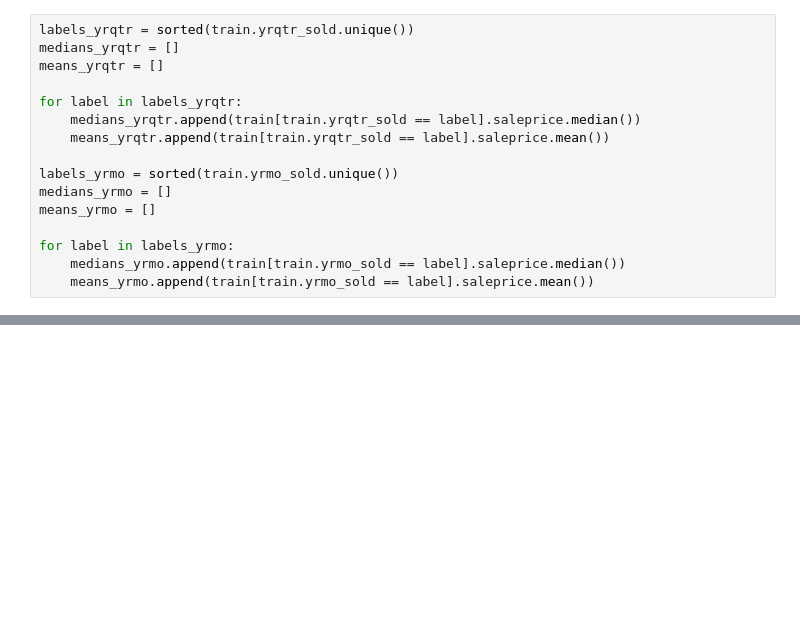
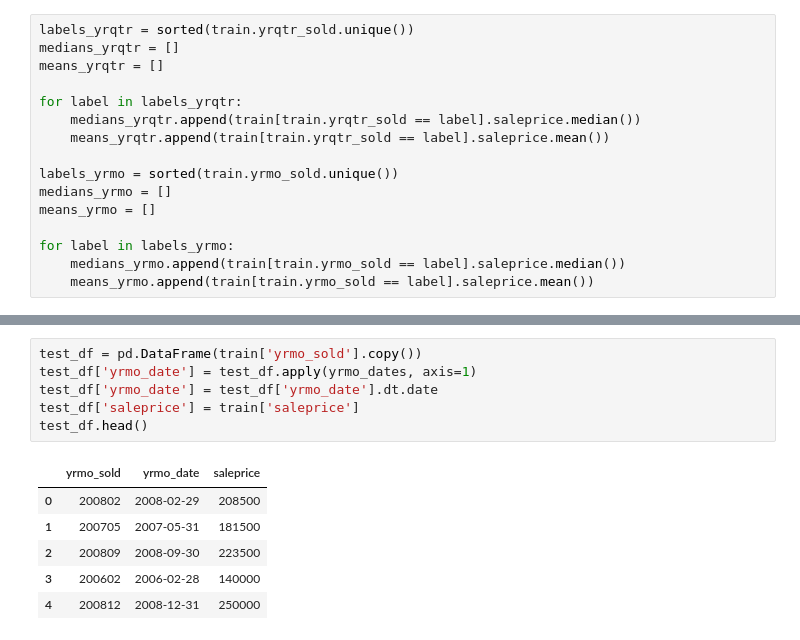
Before and after one commit to brianmcguckin/thinkful_unit_03_capstone, a Jupyter notebook: unit_03_capstone_v2.ipynb, the cells around one changed output, grey strips where cells are left out. Drawn from its saved outputs; the diff is of its cells as text; blank space fills up the shorter version.

```diff
--- a/unit_03_capstone_v2.ipynb
+++ b/unit_03_capstone_v2.ipynb
@@ -316,0 +429,13 @@ plt.show()
+# %%
+test_df = pd.DataFrame(train['yrmo_sold'].copy())
+test_df['yrmo_date'] = test_df.apply(yrmo_dates, axis=1)
+test_df['yrmo_date'] = test_df['yrmo_date'].dt.date
+test_df['saleprice'] = train['saleprice']
+test_df.head()
+# %% [output]
+|  | yrmo_sold | yrmo_date | saleprice |
+| 0 | 200802 | 2008-02-29 | 208500 |
+| 1 | 200705 | 2007-05-31 | 181500 |
+| 2 | 200809 | 2008-09-30 | 223500 |
+| 3 | 200602 | 2006-02-28 | 140000 |
+| 4 | 200812 | 2008-12-31 | 250000 |
```
Also changed, not shown: parts of 7 cells of this notebook.
